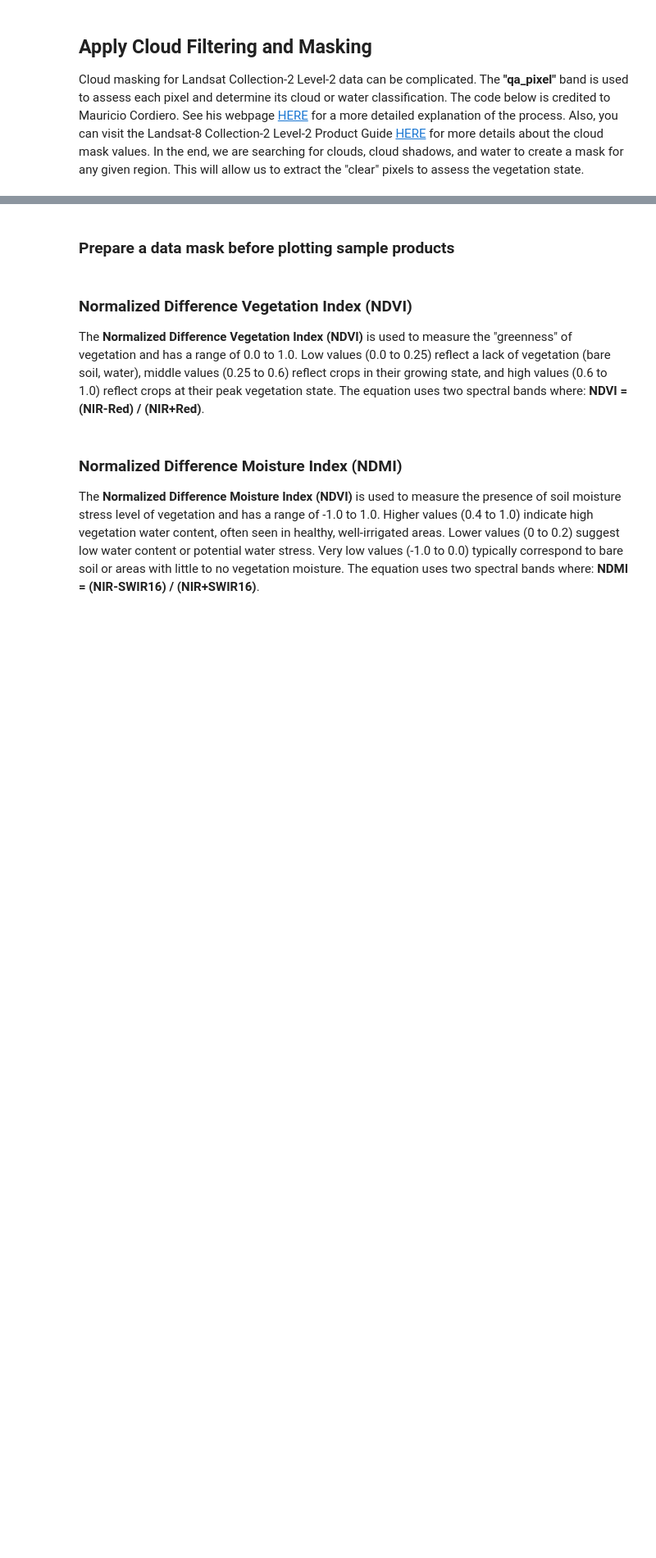
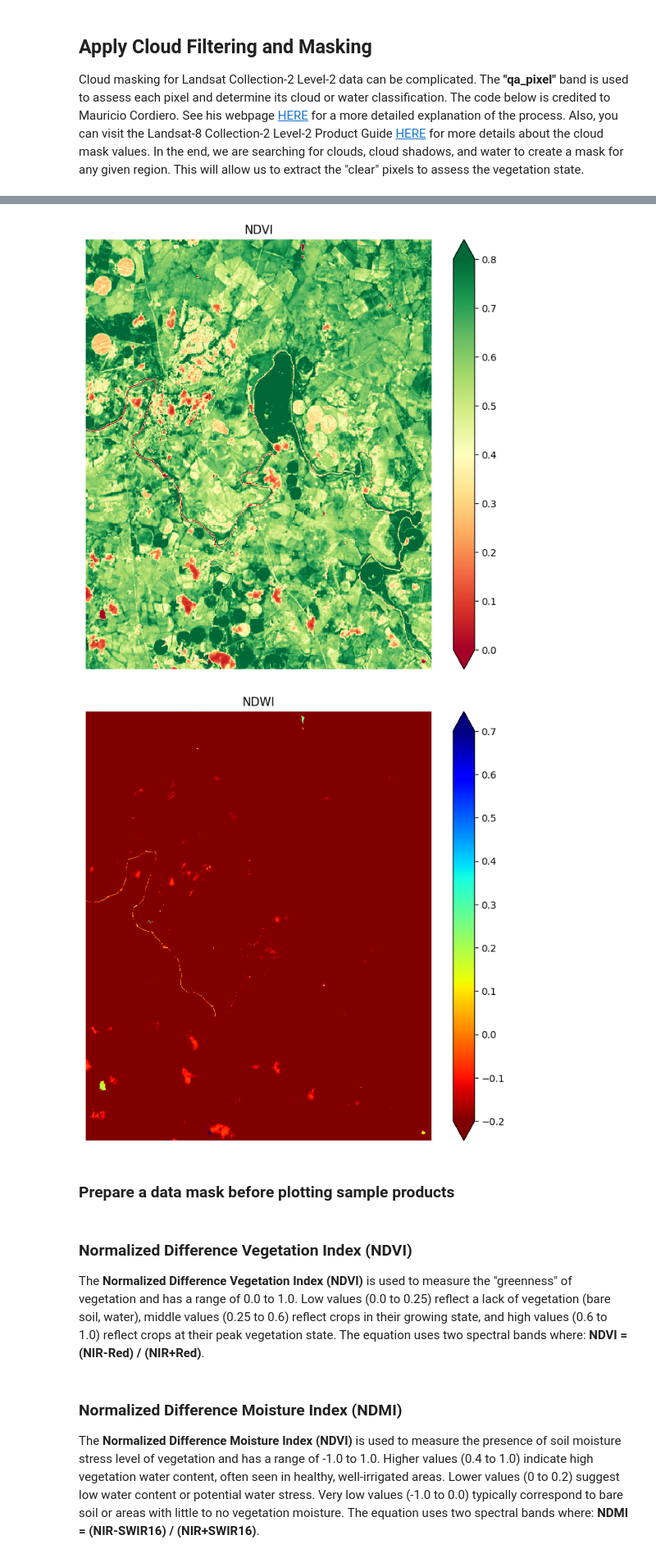
Before and after one commit to emmanuel-mukira/EY-AI-data-challenge, a Jupyter notebook: Snowflake Notebooks Package/GETTING_STARTED_NOTEBOOK.ipynb, the cells around one changed output, grey strips where cells are left out. Shown at 82% size. Drawn from its saved outputs; the diff is of its cells as text; code cells hidden in the pictures; blank space fills up the shorter version.

```diff
--- a/Snowflake Notebooks Package/GETTING_STARTED_NOTEBOOK.ipynb
+++ b/Snowflake Notebooks Package/GETTING_STARTED_NOTEBOOK.ipynb
@@ -272,3 +623,22 @@ plt.show()
+# %%
+# Plot NDVI for the same time slice
+fig, ax = plt.subplots(figsize=(8, 8))
+ndvi = (xx.nir08 - xx.red) / (xx.nir08 + xx.red)
+ndvi.isel(time=time_slice).plot(vmin=0.0, vmax=0.8, cmap="RdYlGn", ax=ax)
+ax.set_title("NDVI")
+ax.axis('off')
+plt.show()
+
+# Plot NDWI for the same time slice
+fig, ax = plt.subplots(figsize=(8, 8))
+ndwi = (xx.green - xx.nir08) / (xx.green + xx.nir08)
+ndwi.isel(time=time_slice).plot(vmin=-0.2, vmax=0.7, cmap="jet_r", ax=ax)
+ax.set_title("NDWI")
+ax.axis('off')
+plt.show()
+# %% [output]
+[figure, added]
+[figure, added]
 # %% [markdown]
 ### Prepare a data mask before plotting sample products
 # %%
```
Also changed, not shown: parts of 25 cells of this notebook, 2 other files.
